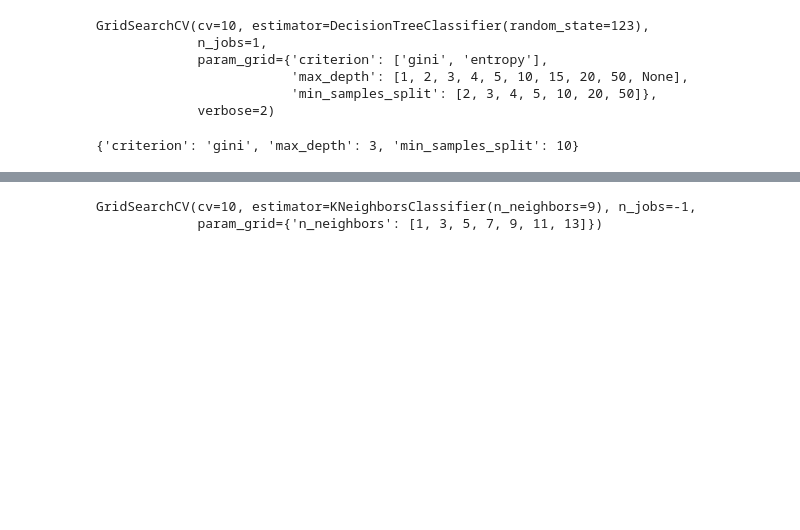
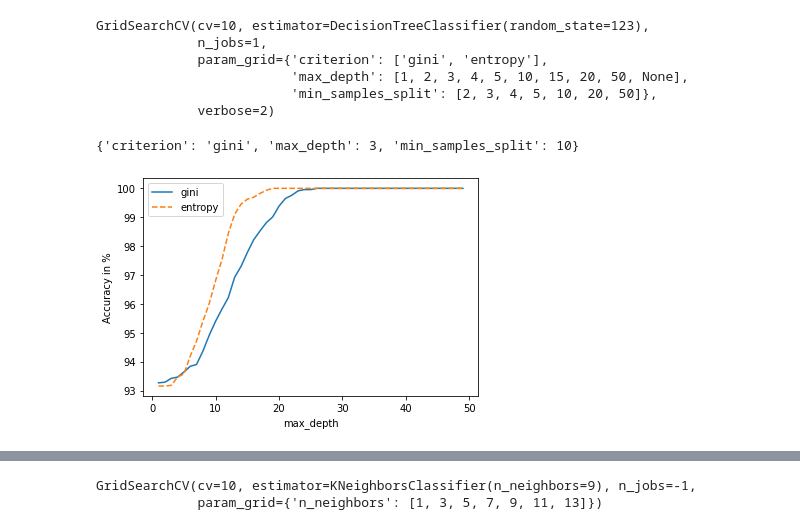
Before and after one commit to Hawk9808/STAT-451-project-group, a Jupyter notebook: STAT 451 final code (Updated).ipynb, the cells around one changed output, grey strips where cells are left out. Saved outputs shown, nothing was run; the diff lists cells and outputs as text; code cells hidden in the pictures; blank space fills up the shorter version.

```diff
--- a/STAT 451 final code (Updated).ipynb
+++ b/STAT 451 final code (Updated).ipynb
@@ -236,3 +236,32 @@ grid_search_dt = grid.best_score_
 grid.best_params_
 # %% [output]
 {'criterion': 'gini', 'max_depth': 3, 'min_samples_split': 10}
+# %%
+from matplotlib import pyplot as plt
+from matplotlib import pyplot as plt
+all_train_acc = []
+all_train_acc_2 = []
+all_hyperparam = []
+
+
+for i in range(1, 50):
+    tree = DecisionTreeClassifier(criterion = 'gini', max_depth=i, random_state=1)
+    tree.fit(X_train, y_train)
+    train_acc = tree.score(X_train, y_train)
+
+    tree2 = DecisionTreeClassifier(criterion = 'entropy',max_depth=i, random_state=1)
+    tree2.fit(X_train, y_train)
+    train2_acc = tree2.score(X_train, y_train)
+
+    all_train_acc.append(train_acc*100)
+    all_train_acc_2.append(train2_acc*100)
+    all_hyperparam.append(i)
+
+plt.plot(all_hyperparam, all_train_acc, label='gini')
+plt.plot(all_hyperparam, all_train_acc_2, ls='--', label='entropy')
+plt.xlabel('max_depth')
+plt.ylabel('Accuracy in %')
+plt.legend()
+plt.show()
+# %% [output]
+[figure, added]
```
Also changed, not shown: parts of 22 cells of this notebook.
